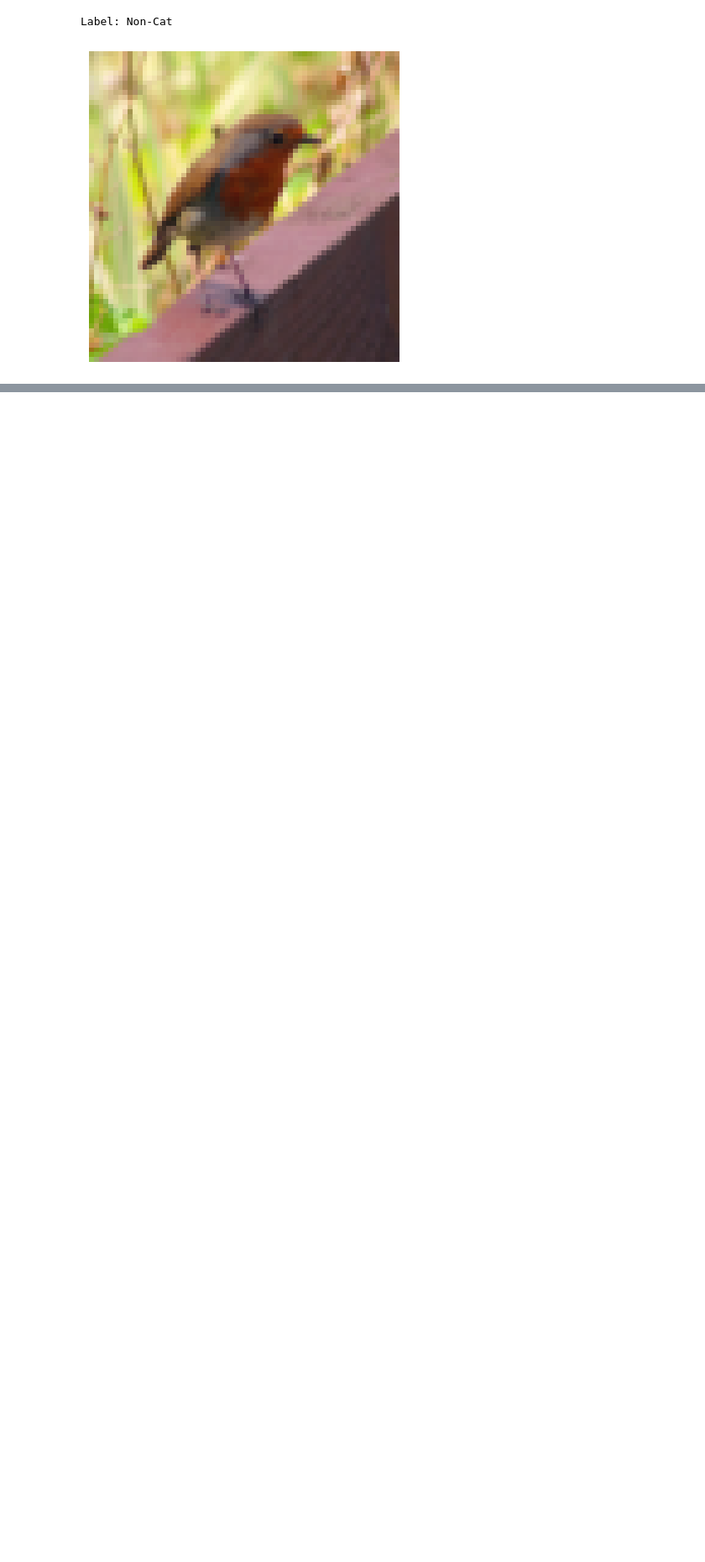
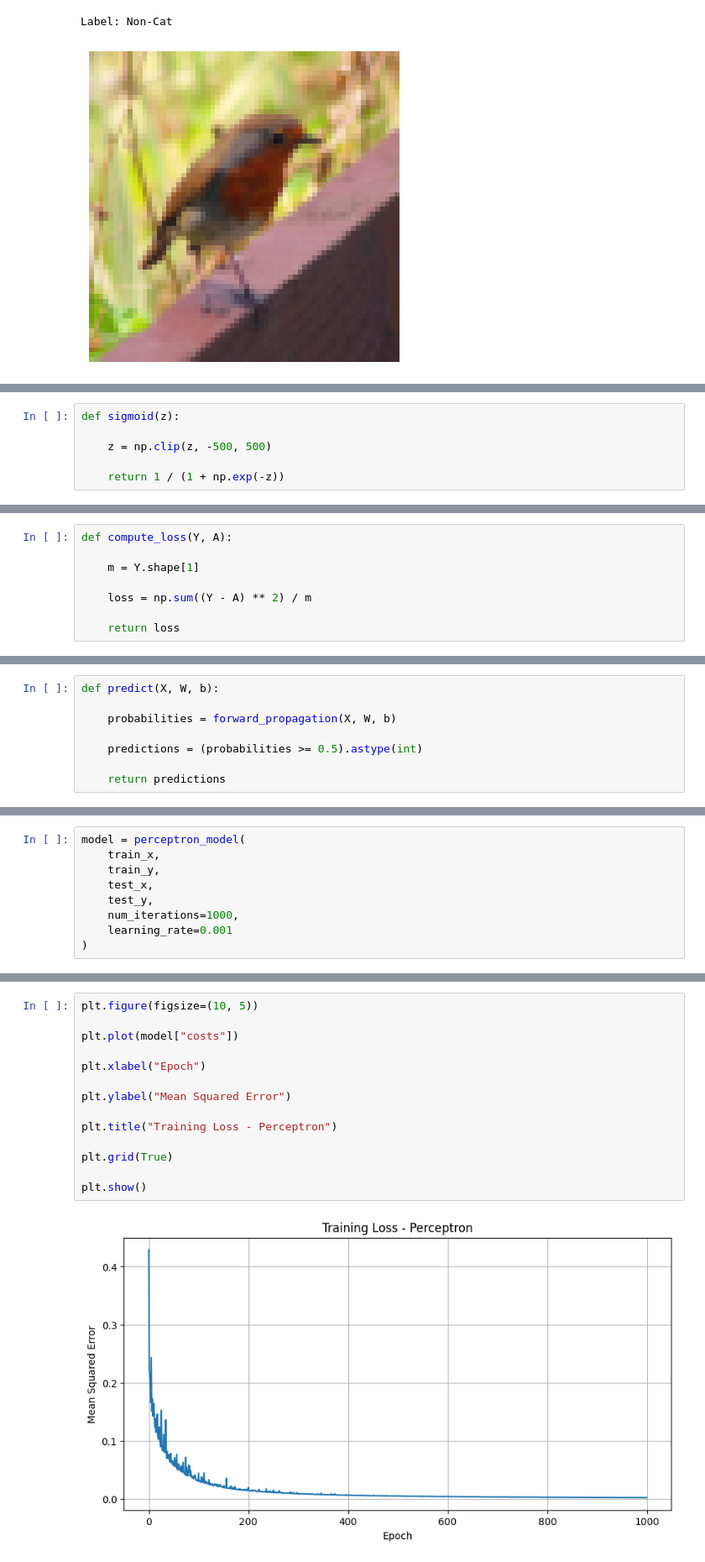
Before and after one commit to sharakhaplan/Perceptron-Cat-Classifier, a Jupyter notebook: CatPerceptron_FromScratch.ipynb, the cells around one changed output, grey strips where cells are left out. Shown at 84% size. Drawn from its saved outputs; the diff is of its cells as text; blank space fills up the shorter version.

```diff
--- a/CatPerceptron_FromScratch.ipynb
+++ b/CatPerceptron_FromScratch.ipynb
@@ -98,0 +165,6 @@ Label: Non-Cat
+# %%
+def sigmoid(z):
+
+    z = np.clip(z, -500, 500)
+
+    return 1 / (1 + np.exp(-z))
@@ -98,0 +189,8 @@ Label: Non-Cat
+# %%
+def compute_loss(Y, A):
+
+    m = Y.shape[1]
+
+    loss = np.sum((Y - A) ** 2) / m
+
+    return loss
@@ -98,0 +233,8 @@ Label: Non-Cat
+# %%
+def predict(X, W, b):
+
+    probabilities = forward_propagation(X, W, b)
+
+    predictions = (probabilities >= 0.5).astype(int)
+
+    return predictions
@@ -98,0 +318,9 @@ Label: Non-Cat
+# %%
+model = perceptron_model(
+    train_x,
+    train_y,
+    test_x,
+    test_y,
+    num_iterations=1000,
+    learning_rate=0.001
+)
@@ -98,0 +365,16 @@ Label: Non-Cat
+# %%
+plt.figure(figsize=(10, 5))
+
+plt.plot(model["costs"])
+
+plt.xlabel("Epoch")
+
+plt.ylabel("Mean Squared Error")
+
+plt.title("Training Loss - Perceptron")
+
+plt.grid(True)
+
+plt.show()
+# %% [output]
+[figure, added]
```
Also changed, not shown: parts of 14 cells of this notebook.
